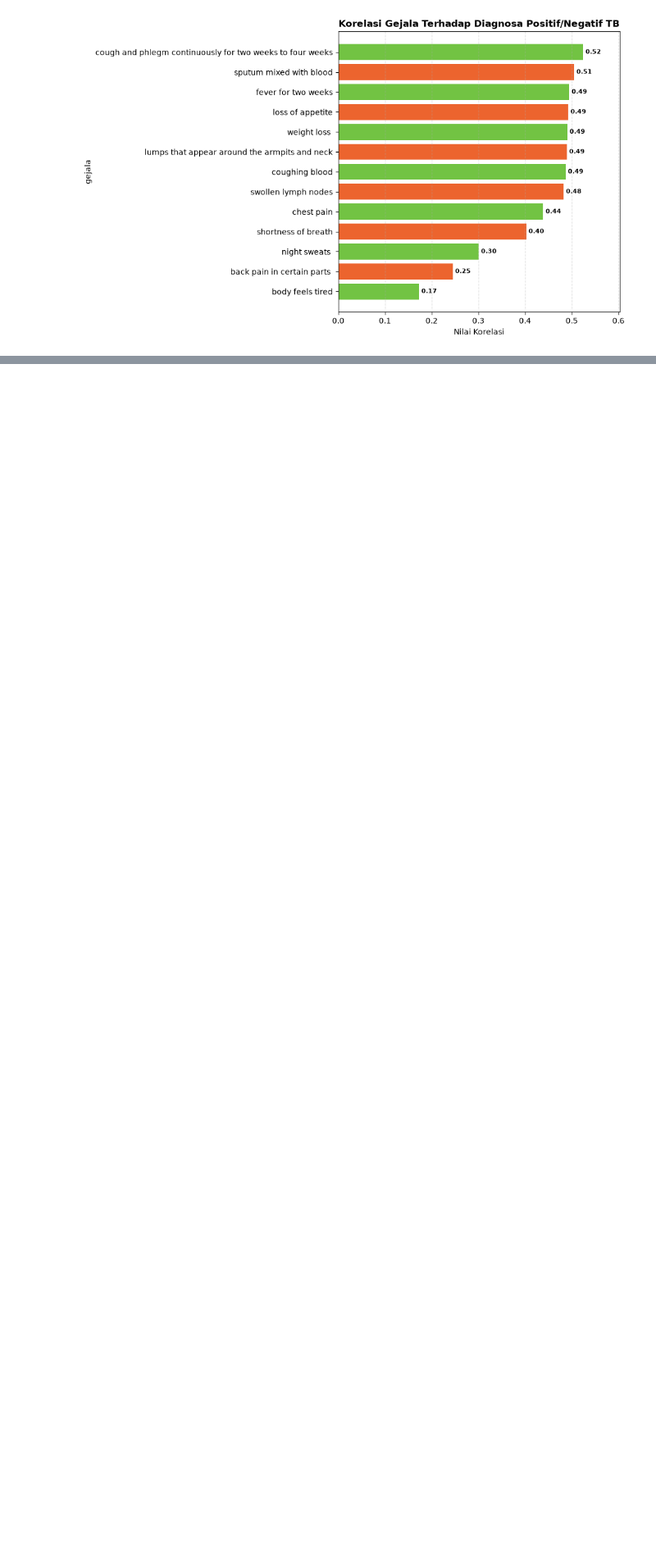
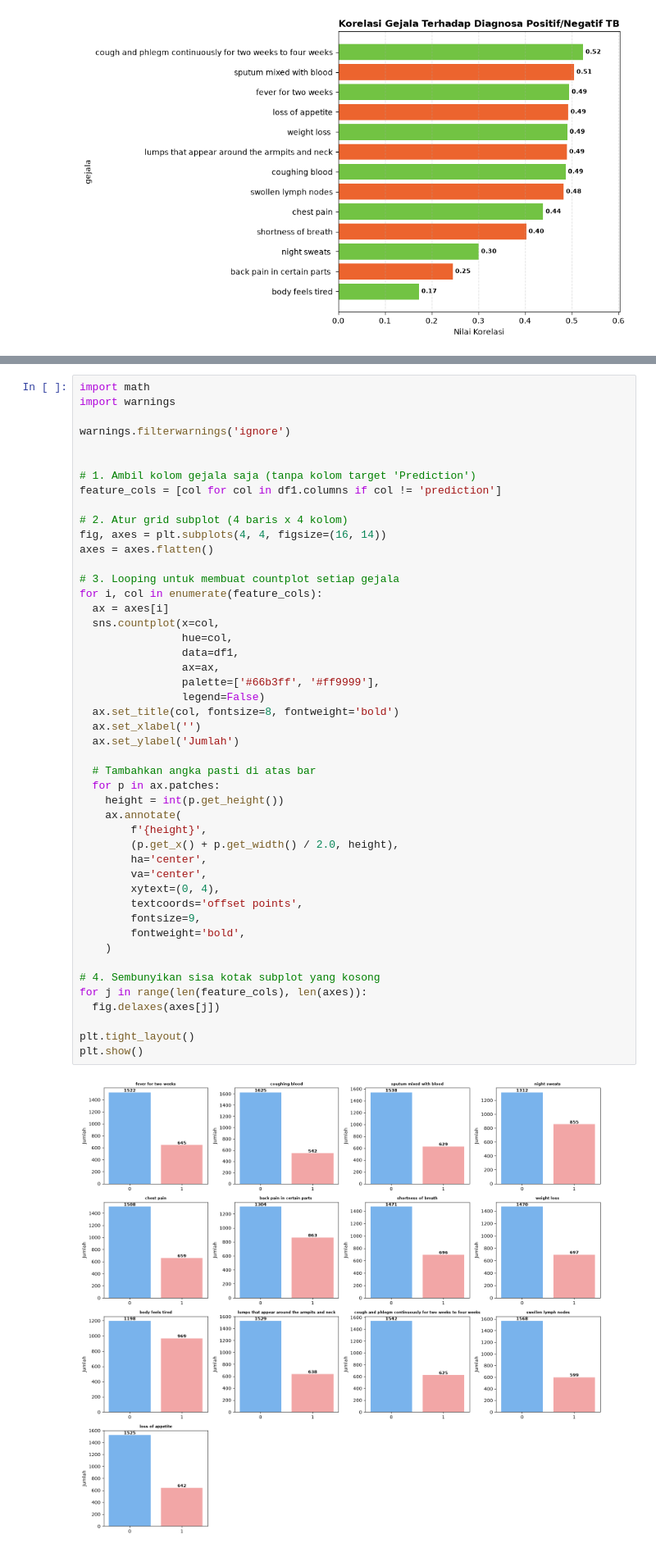
Before and after one commit to yulita231/TBCare-Platform, a Jupyter notebook: notebooks/EDA.ipynb, the cells around one changed output, grey strips where cells are left out. Shown at 82% size. Saved outputs shown, nothing was run; the diff lists cells and outputs as text; blank space fills up the shorter version.

```diff
--- a/notebooks/EDA.ipynb
+++ b/notebooks/EDA.ipynb
@@ -138,0 +144,49 @@ plt.show()
+# %%
+import math
+import warnings
+
+warnings.filterwarnings('ignore')
+
+
+# 1. Ambil kolom gejala saja (tanpa kolom target 'Prediction')
+feature_cols = [col for col in df1.columns if col != 'prediction']
+
+# 2. Atur grid subplot (4 baris x 4 kolom)
+fig, axes = plt.subplots(4, 4, figsize=(16, 14))
+axes = axes.flatten()
+
+# 3. Looping untuk membuat countplot setiap gejala
+for i, col in enumerate(feature_cols):
+  ax = axes[i]
+  sns.countplot(x=col,
+                hue=col,
+                data=df1,
+                ax=ax,
+                palette=['#66b3ff', '#ff9999'],
+                legend=False)
+  ax.set_title(col, fontsize=8, fontweight='bold')
+  ax.set_xlabel('')
+  ax.set_ylabel('Jumlah')
+
+  # Tambahkan angka pasti di atas bar
+  for p in ax.patches:
+    height = int(p.get_height())
+    ax.annotate(
+        f'{height}',
+        (p.get_x() + p.get_width() / 2.0, height),
+        ha='center',
+        va='center',
+        xytext=(0, 4),
+        textcoords='offset points',
+        fontsize=9,
+        fontweight='bold',
+    )
+
+# 4. Sembunyikan sisa kotak subplot yang kosong
+for j in range(len(feature_cols), len(axes)):
+  fig.delaxes(axes[j])
+
+plt.tight_layout()
+plt.show()
+# %% [output]
+[figure, added]
```
Also changed, not shown: parts of 2 cells of this notebook.
